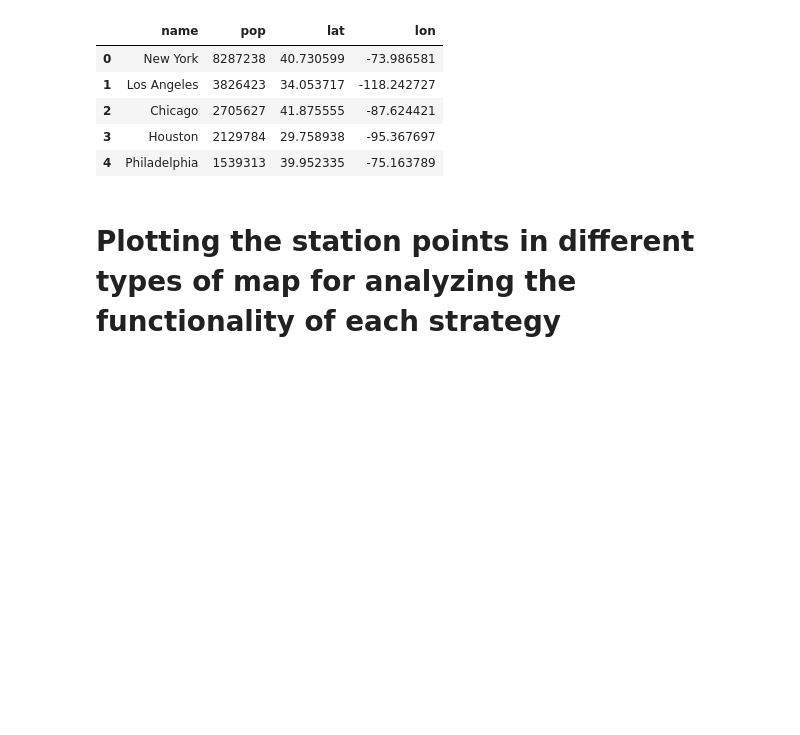
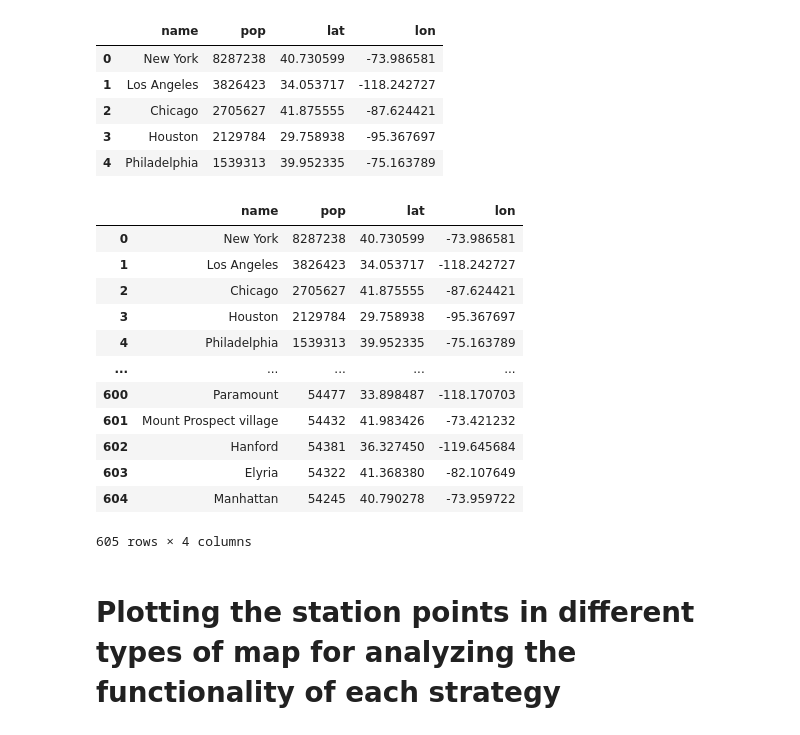
Before and after one commit to jibo16/Hermes-storeLoc-Map, a Jupyter notebook: PrecipMap/Map plotting.ipynb, the cells around one changed output. Cells and saved outputs as stored; diff of their text form; code cells hidden in the pictures; blank space fills up the shorter version.

```diff
--- a/PrecipMap/Map plotting.ipynb
+++ b/PrecipMap/Map plotting.ipynb
@@ -65,12 +65,12 @@ cities_data.head()
 ## exploratory analysis of cities_data pop
 # %%
 # Creating a rule where all the cities with the quantile > 0.25 are accepted
-citiesN = cities_data.copy()
+citiesN25 = cities_data.copy()
 city_quantiles = citiesN.quantile([0.25,0.50,0.75])
-citiesN25 = citiesN[citiesN['pop'] > city_quantiles['pop'][0.25]]
-q25 = citiesN25.quantile([0.25])
-citiesN25 = citiesN25[citiesN25['pop'] > q25['pop'][0.25]]
-citiesN25.head()
+# citiesN25 = citiesN[citiesN['pop'] > city_quantiles['pop'][0.75]]
+# q25 = citiesN25.quantile([0.25])
+# citiesN25 = citiesN25[citiesN25['pop'] > q25['pop'][0.25]]
+# citiesN25.head()
 # %% [output]
 |  | name | pop | lat | lon |
 | 0 | New York | 8287238 | 40.730599 | -73.986581 |
@@ -78,6 +78,22 @@ citiesN25.head()
 | 2 | Chicago | 2705627 | 41.875555 | -87.624421 |
 | 3 | Houston | 2129784 | 29.758938 | -95.367697 |
 | 4 | Philadelphia | 1539313 | 39.952335 | -75.163789 |
+# %%
+citiesN25
+# %% [output]
+|  | name | pop | lat | lon |
+| 0 | New York | 8287238 | 40.730599 | -73.986581 |
+| 1 | Los Angeles | 3826423 | 34.053717 | -118.242727 |
+| 2 | Chicago | 2705627 | 41.875555 | -87.624421 |
+| 3 | Houston | 2129784 | 29.758938 | -95.367697 |
+| 4 | Philadelphia | 1539313 | 39.952335 | -75.163789 |
+| ... | ... | ... | ... | ... |
+| 600 | Paramount | 54477 | 33.898487 | -118.170703 |
+| 601 | Mount Prospect village | 54432 | 41.983426 | -73.421232 |
+| 602 | Hanford | 54381 | 36.327450 | -119.645684 |
+| 603 | Elyria | 54322 | 41.368380 | -82.107649 |
+| 604 | Manhattan | 54245 | 40.790278 | -73.959722 |
+605 rows × 4 columns
 # %% [markdown]
 # Plotting the station points in different types of map for analyzing the functionality of each strategy
 # %% [markdown]
```
Also changed, not shown: parts of 5 cells of this notebook.
